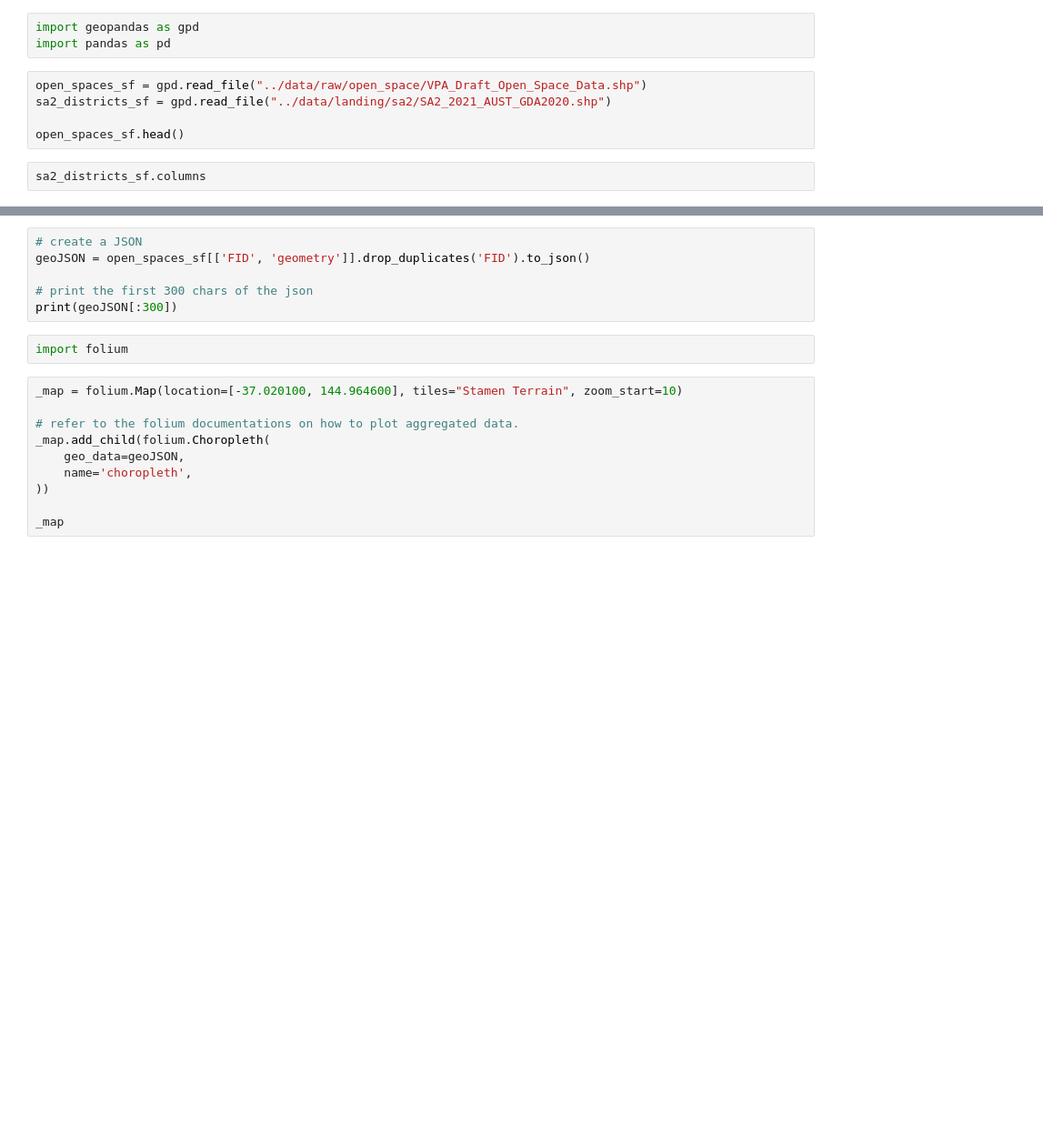
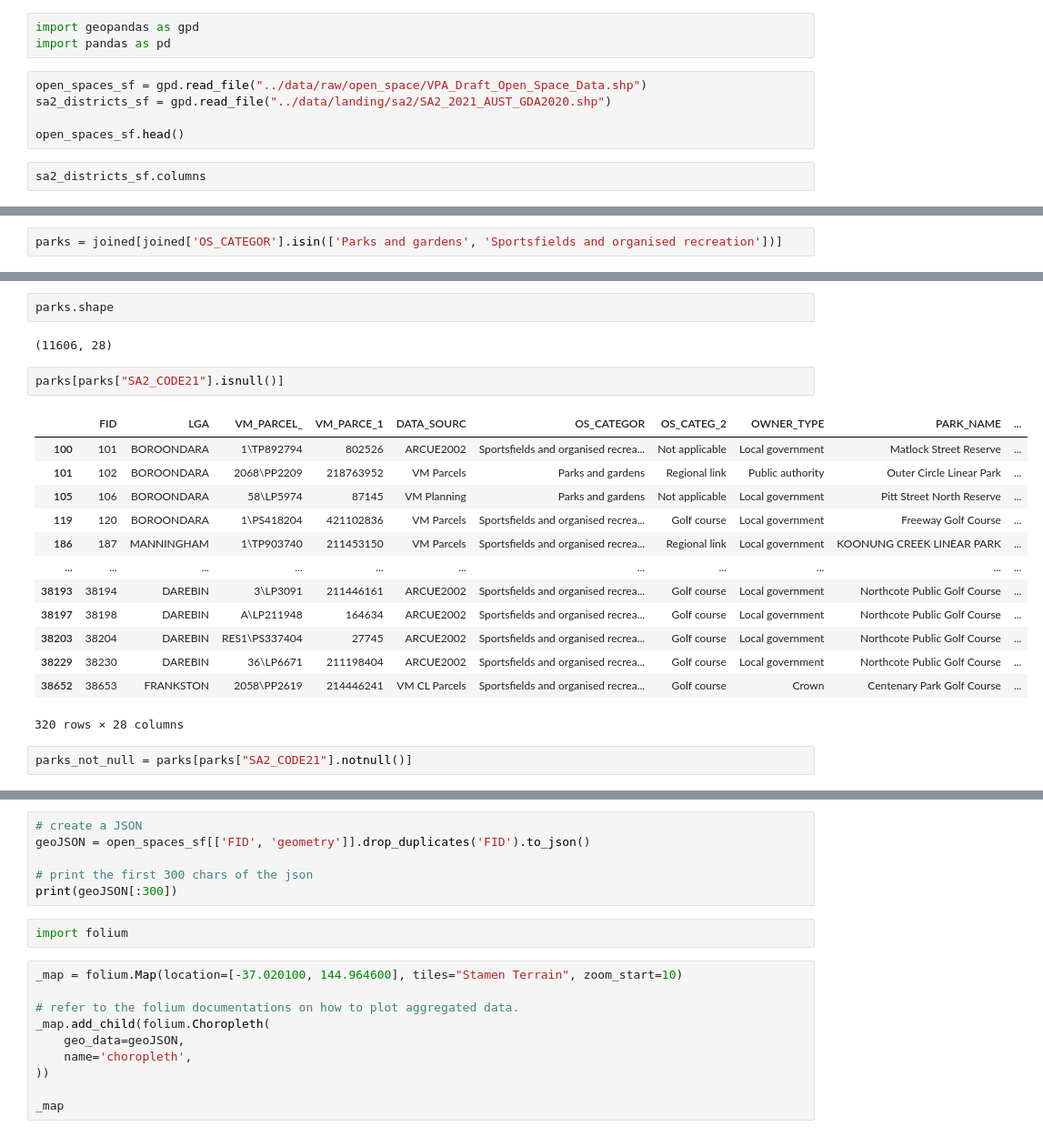
Before and after one commit to stephenmarcou/Real-Estate-Industry-Project, a Jupyter notebook: notebooks/open_space.ipynb, the cells around one changed output, grey strips where cells are left out. Shown at 91% size. Cells and saved outputs as stored; diff of their text form; blank space fills up the shorter version.

```diff
--- a/notebooks/open_space.ipynb
+++ b/notebooks/open_space.ipynb
@@ -16,0 +58,2 @@ joined[["LGA", "PARK_NAME", "SA2_NAME21"]]
+# %%
+parks = joined[joined['OS_CATEGOR'].isin(['Parks and gardens', 'Sportsfields and organised recreation'])]
@@ -16,0 +70,22 @@ joined[["LGA", "PARK_NAME", "SA2_NAME21"]]
+# %%
+parks.shape
+# %% [output]
+(11606, 28)
+# %%
+parks[parks["SA2_CODE21"].isnull()]
+# %% [output]
+|  | FID | LGA | VM_PARCEL_ | VM_PARCE_1 | DATA_SOURC | OS_CATEGOR | OS_CATEG_2 | OWNER_TYPE | PARK_NAME | ... |
+| 100 | 101 | BOROONDARA | 1\TP892794 | 802526 | ARCUE2002 | Sportsfields and organised recrea... | Not applicable | Local government | Matlock Street Reserve | ... |
+| 101 | 102 | BOROONDARA | 2068\PP2209 | 218763952 | VM Parcels | Parks and gardens | Regional link | Public authority | Outer Circle Linear Park | ... |
+| 105 | 106 | BOROONDARA | 58\LP5974 | 87145 | VM Planning | Parks and gardens | Not applicable | Local government | Pitt Street North Reserve | ... |
+| 119 | 120 | BOROONDARA | 1\PS418204 | 421102836 | VM Parcels | Sportsfields and organised recrea... | Golf course | Local government | Freeway Golf Course | ... |
+| 186 | 187 | MANNINGHAM | 1\TP903740 | 211453150 | VM Parcels | Sportsfields and organised recrea... | Regional link | Local government | KOONUNG CREEK LINEAR PARK | ... |
+| ... | ... | ... | ... | ... | ... | ... | ... | ... | ... | ... |
+| 38193 | 38194 | DAREBIN | 3\LP3091 | 211446161 | ARCUE2002 | Sportsfields and organised recrea... | Golf course | Local government | Northcote Public Golf Course | ... |
+| 38197 | 38198 | DAREBIN | A\LP211948 | 164634 | ARCUE2002 | Sportsfields and organised recrea... | Golf course | Local government | Northcote Public Golf Course | ... |
+| 38203 | 38204 | DAREBIN | RES1\PS337404 | 27745 | ARCUE2002 | Sportsfields and organised recrea... | Golf course | Local government | Northcote Public Golf Course | ... |
+| 38229 | 38230 | DAREBIN | 36\LP6671 | 211198404 | ARCUE2002 | Sportsfields and organised recrea... | Golf course | Local government | Northcote Public Golf Course | ... |
+| 38652 | 38653 | FRANKSTON | 2058\PP2619 | 214446241 | VM CL Parcels | Sportsfields and organised recrea... | Golf course | Crown | Centenary Park Golf Course | ... |
+320 rows × 28 columns
+# %%
+parks_not_null = parks[parks["SA2_CODE21"].notnull()]
```
Also changed, not shown: parts of 37 cells of this notebook, 6 other files.
